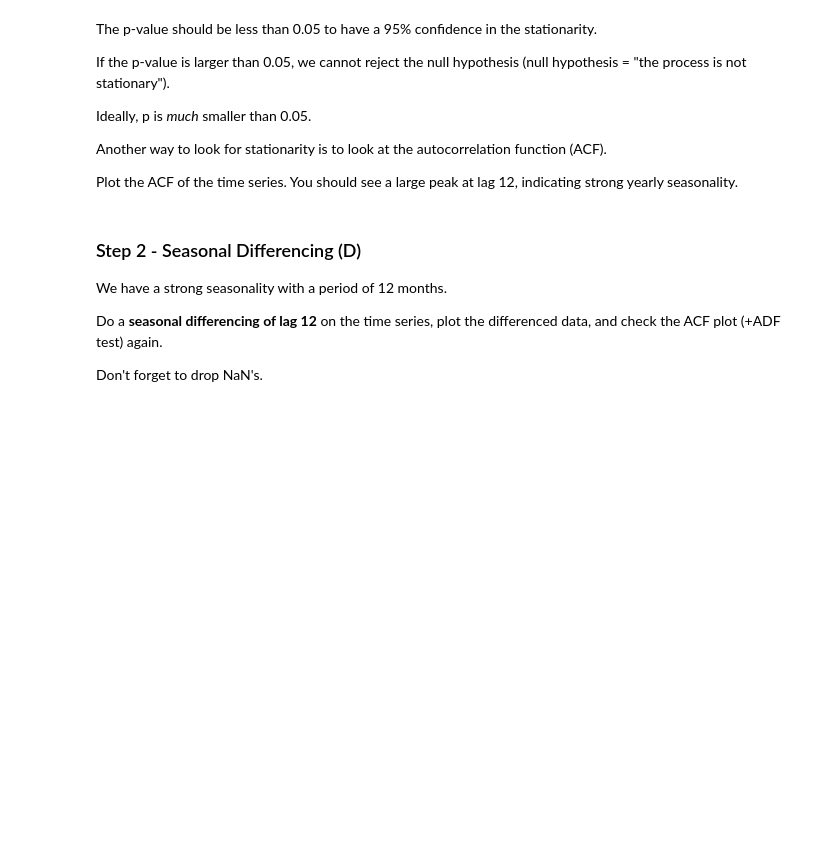
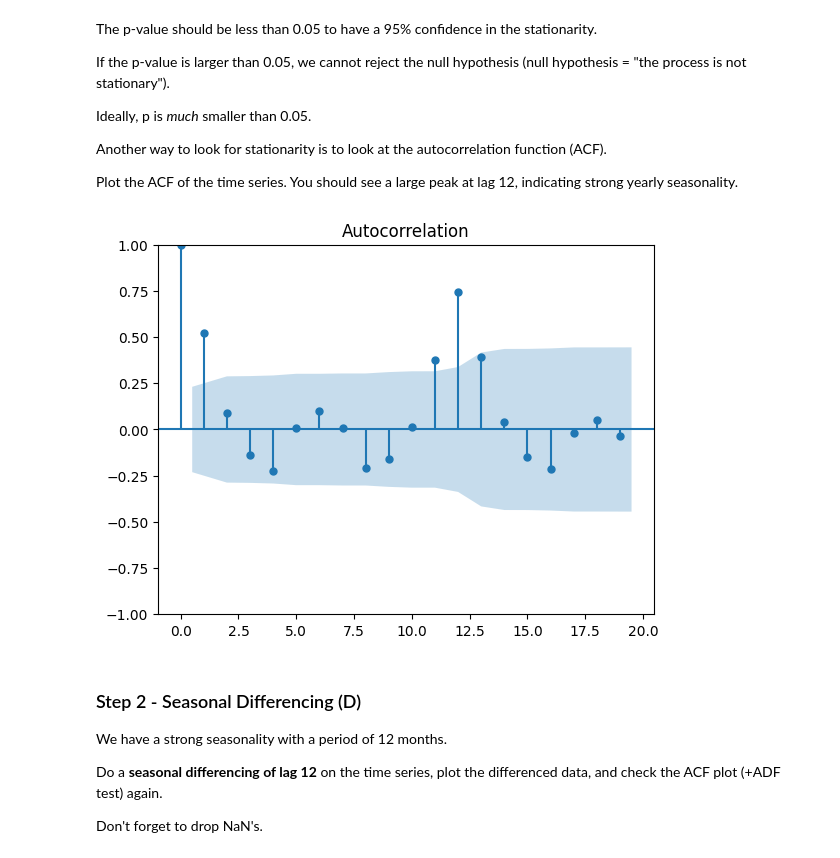
Before and after one commit to andyheggs/data-sarima, a Jupyter notebook: sarima.ipynb, the cells around one changed output. Saved outputs shown, nothing was run; the diff lists cells and outputs as text; code cells hidden in the pictures; blank space fills up the shorter version.

```diff
--- a/sarima.ipynb
+++ b/sarima.ipynb
@@ -71,0 +121,5 @@ For time series, we cannot randomly sample points to be in the test set. The tes
+# %%
+df_train = df[:'1969']
+df_test = df['1970':]
+print(df_train.shape)
+print(df_test.shape)
@@ -104,3 +167,10 @@ Plot the ACF of the time series. You should see a large peak at lag 12, indicati
+# %%
+from statsmodels.graphics.tsaplots import plot_acf, plot_pacf
+
+y = df_train.Sales
+plot_acf(y);
+# %% [output]
+[figure, added]
 # %% [markdown]
 ### Step 2 - Seasonal Differencing (D)
 
```
Also changed, not shown: parts of 53 cells of this notebook.
